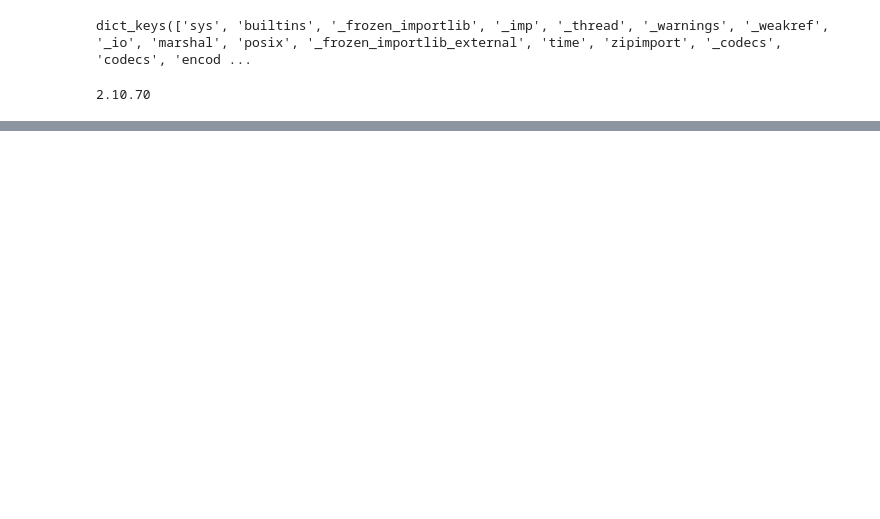
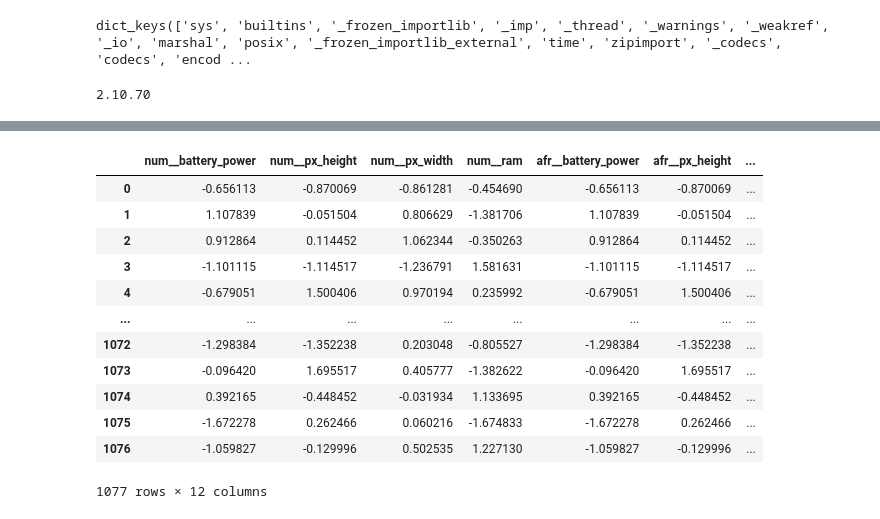
Before and after one commit to d1alekt1k8/rep_iis_lab1, a Jupyter notebook: research/research.ipynb, the cells around one changed output, grey strips where cells are left out. Saved outputs shown, nothing was run; the diff lists cells and outputs as text; code cells hidden in the pictures; blank space fills up the shorter version.

```diff
--- a/research/research.ipynb
+++ b/research/research.ipynb
@@ -449,0 +574,5 @@ ImportError: Numba needs NumPy 2.0 or less. Got NumPy 2.1.
+# %%
+pipeline_afr = Pipeline(steps=[('preprocessor', preprocessor_afr),
+                               ('model', classifier)])
+
+pipeline_afr.fit(X_train, y_train)
@@ -449,0 +669,20 @@ ImportError: Numba needs NumPy 2.0 or less. Got NumPy 2.1.
+# %%
+rfe_selector = RFE(estimator=classifier, n_features_to_select=12, step = 0.2) #drop 20% of features each iteration
+X_train_rfe = rfe_selector.fit_transform(X_train_afr,y_train)
+# %%
+X_train_afr_rfe = pd.DataFrame(X_train_rfe, columns=rfe_selector.get_feature_names_out())
+X_train_afr_rfe
+# %% [output]
+|  | num__battery_power | num__px_height | num__px_width | num__ram | afr__battery_power | afr__px_height | ... |
+| 0 | -0.656113 | -0.870069 | -0.861281 | -0.454690 | -0.656113 | -0.870069 | ... |
+| 1 | 1.107839 | -0.051504 | 0.806629 | -1.381706 | 1.107839 | -0.051504 | ... |
+| 2 | 0.912864 | 0.114452 | 1.062344 | -0.350263 | 0.912864 | 0.114452 | ... |
+| 3 | -1.101115 | -1.114517 | -1.236791 | 1.581631 | -1.101115 | -1.114517 | ... |
+| 4 | -0.679051 | 1.500406 | 0.970194 | 0.235992 | -0.679051 | 1.500406 | ... |
+| ... | ... | ... | ... | ... | ... | ... | ... |
+| 1072 | -1.298384 | -1.352238 | 0.203048 | -0.805527 | -1.298384 | -1.352238 | ... |
+| 1073 | -0.096420 | 1.695517 | 0.405777 | -1.382622 | -0.096420 | 1.695517 | ... |
+| 1074 | 0.392165 | -0.448452 | -0.031934 | 1.133695 | 0.392165 | -0.448452 | ... |
+| 1075 | -1.672278 | 0.262466 | 0.060216 | -1.674833 | -1.672278 | 0.262466 | ... |
+| 1076 | -1.059827 | -0.129996 | 0.502535 | 1.227130 | -1.059827 | -0.129996 | ... |
+1077 rows × 12 columns
```
Also changed, not shown: parts of 39 cells of this notebook, 3 other files.
